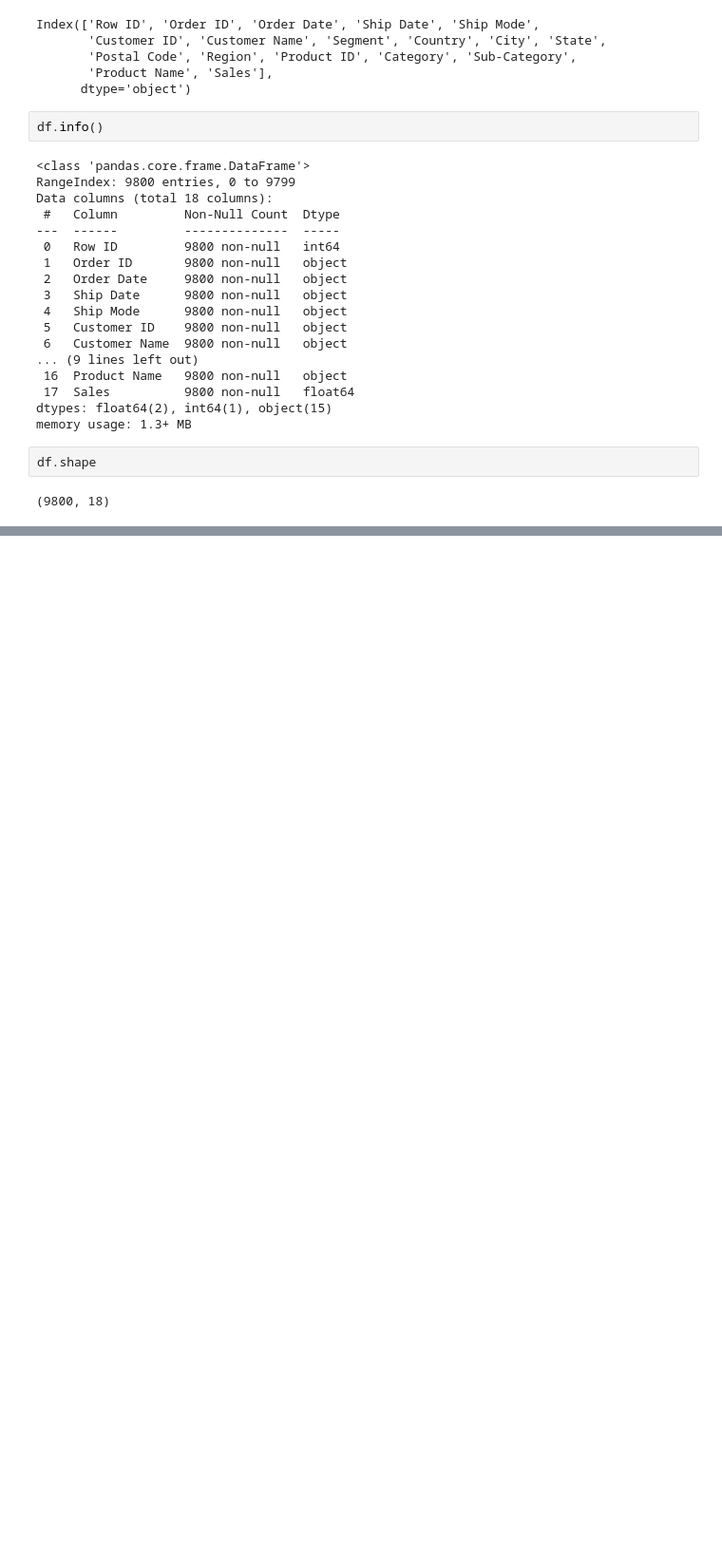
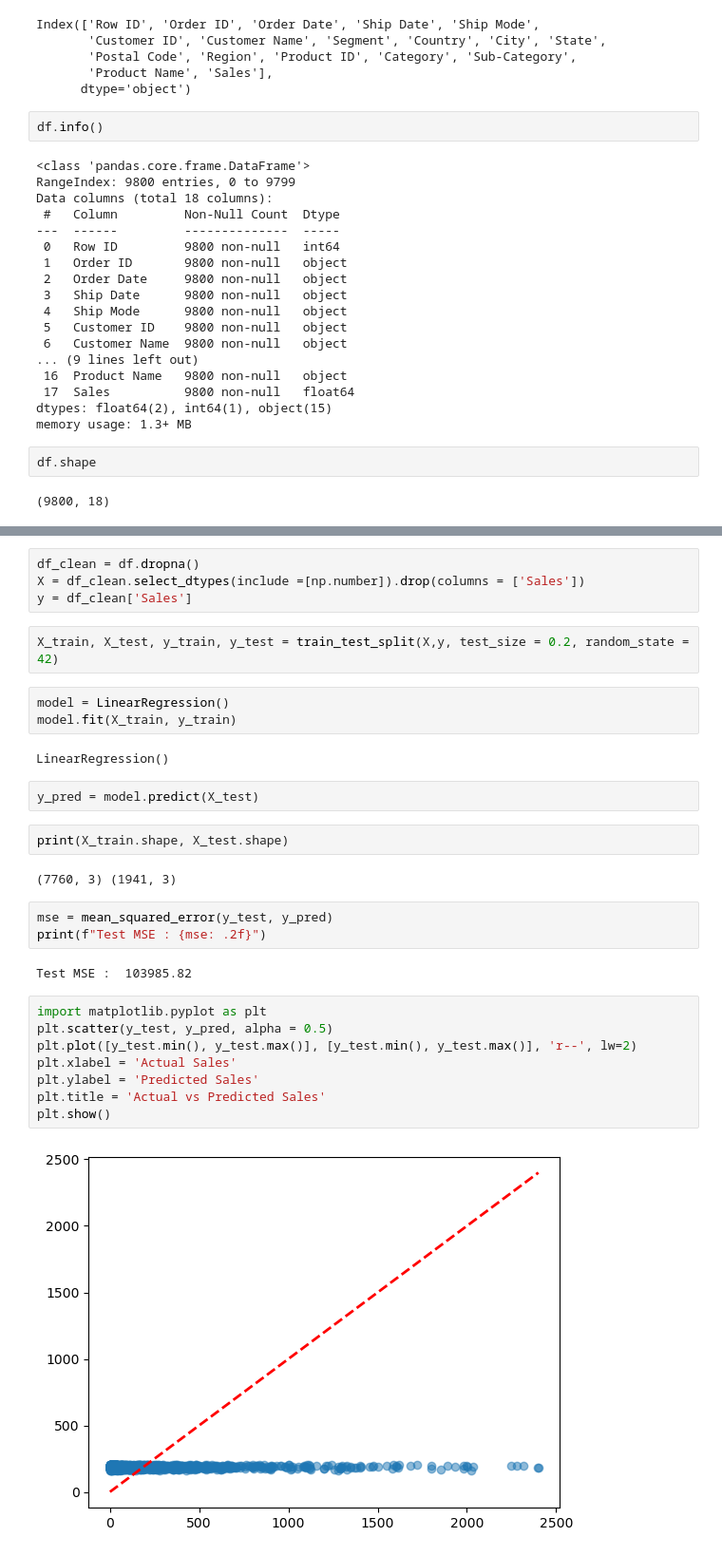
Before and after one commit to Azadrousta/AI-ML-Roadmap-2025, a Jupyter notebook: Month_1/Week_1/superstore_analysis.ipynb, the cells around one changed output, grey strips where cells are left out. Shown at 95% size. Saved outputs shown, nothing was run; the diff lists cells and outputs as text; blank space fills up the shorter version.

Commit message:
Add linear regression model for Superstore Sales (Day 4)

```diff
--- a/Month_1/Week_1/superstore_analysis.ipynb
+++ b/Month_1/Week_1/superstore_analysis.ipynb
@@ -47,0 +260,32 @@ df.shape
+# %%
+df_clean = df.dropna()
+X = df_clean.select_dtypes(include =[np.number]).drop(columns = ['Sales'])
+y = df_clean['Sales']
+# %%
+X_train, X_test, y_train, y_test = train_test_split(X,y, test_size = 0.2, random_state = 42)
+# %%
+model = LinearRegression()
+model.fit(X_train, y_train)
+# %% [output]
+LinearRegression()
+# %%
+y_pred = model.predict(X_test)
+# %%
+print(X_train.shape, X_test.shape)
+# %% [output]
+(7760, 3) (1941, 3)
+# %%
+mse = mean_squared_error(y_test, y_pred)
+print(f"Test MSE : {mse: .2f}")
+# %% [output]
+Test MSE :  103985.82
+# %%
+import matplotlib.pyplot as plt
+plt.scatter(y_test, y_pred, alpha = 0.5)
+plt.plot([y_test.min(), y_test.max()], [y_test.min(), y_test.max()], 'r--', lw=2)
+plt.xlabel = 'Actual Sales'
+plt.ylabel = 'Predicted Sales'
+plt.title = 'Actual vs Predicted Sales'
+plt.show()
+# %% [output]
+[figure, added]
```
Also changed, not shown: parts of 27 cells of this notebook.
